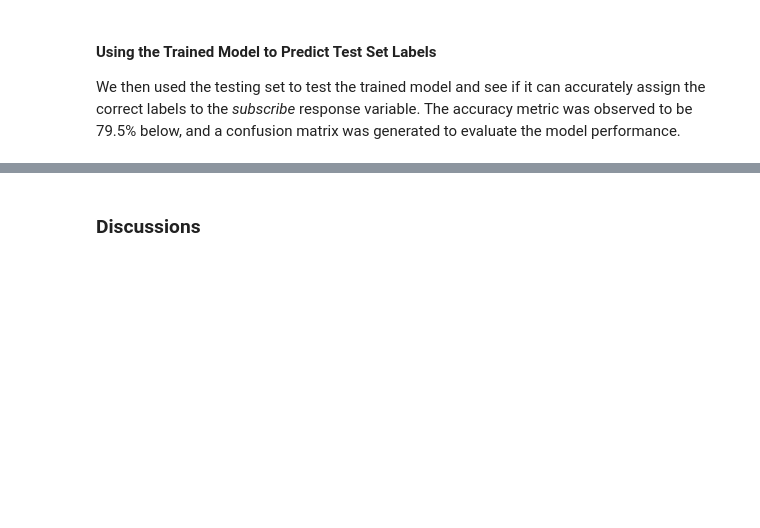
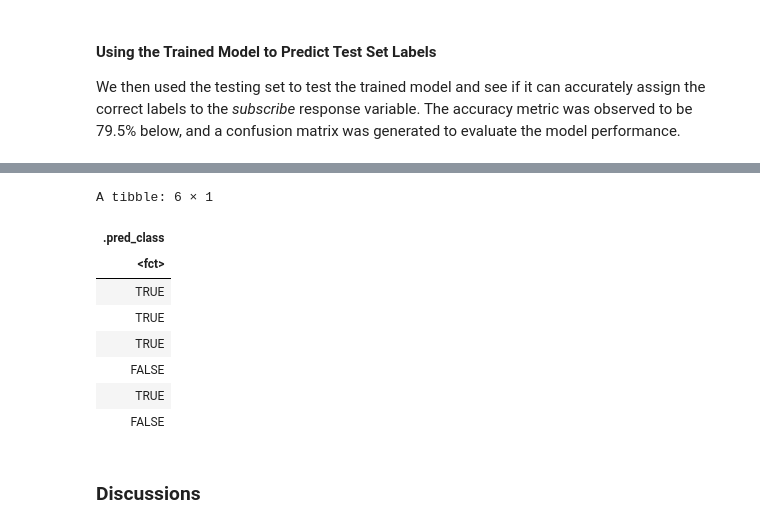
Before and after one commit to jane-wang-42/dsci100-project-group10, a Jupyter notebook: dsci100-project-group10.ipynb, the cells around one changed output, grey strips where cells are left out. Saved outputs shown, nothing was run; the diff lists cells and outputs as text; code cells hidden in the pictures; blank space fills up the shorter version.

Commit message:
Add test observations

```diff
--- a/dsci100-project-group10.ipynb
+++ b/dsci100-project-group10.ipynb
@@ -296,3 +300,18 @@ Prediction FALSE TRUE
+# %%
+new_observation <- tibble(age = c(17, 17, 17, 40, 40, 40), played_hours = c(0, 10, 10, 0, 10, 10), session_count = c(0, 1, 10, 0, 1, 10))
+prediction <- predict(player_fit, new_observation)
+
+prediction
+# %% [output]
+A tibble: 6 × 1
+| .pred_class |
+| <fct> |
+| TRUE |
+| TRUE |
+| TRUE |
+| FALSE |
+| TRUE |
+| FALSE |
 # %% [markdown]
 ### **Discussions**
 # %% [markdown]
```
Also changed, not shown: parts of 2 cells of this notebook.
